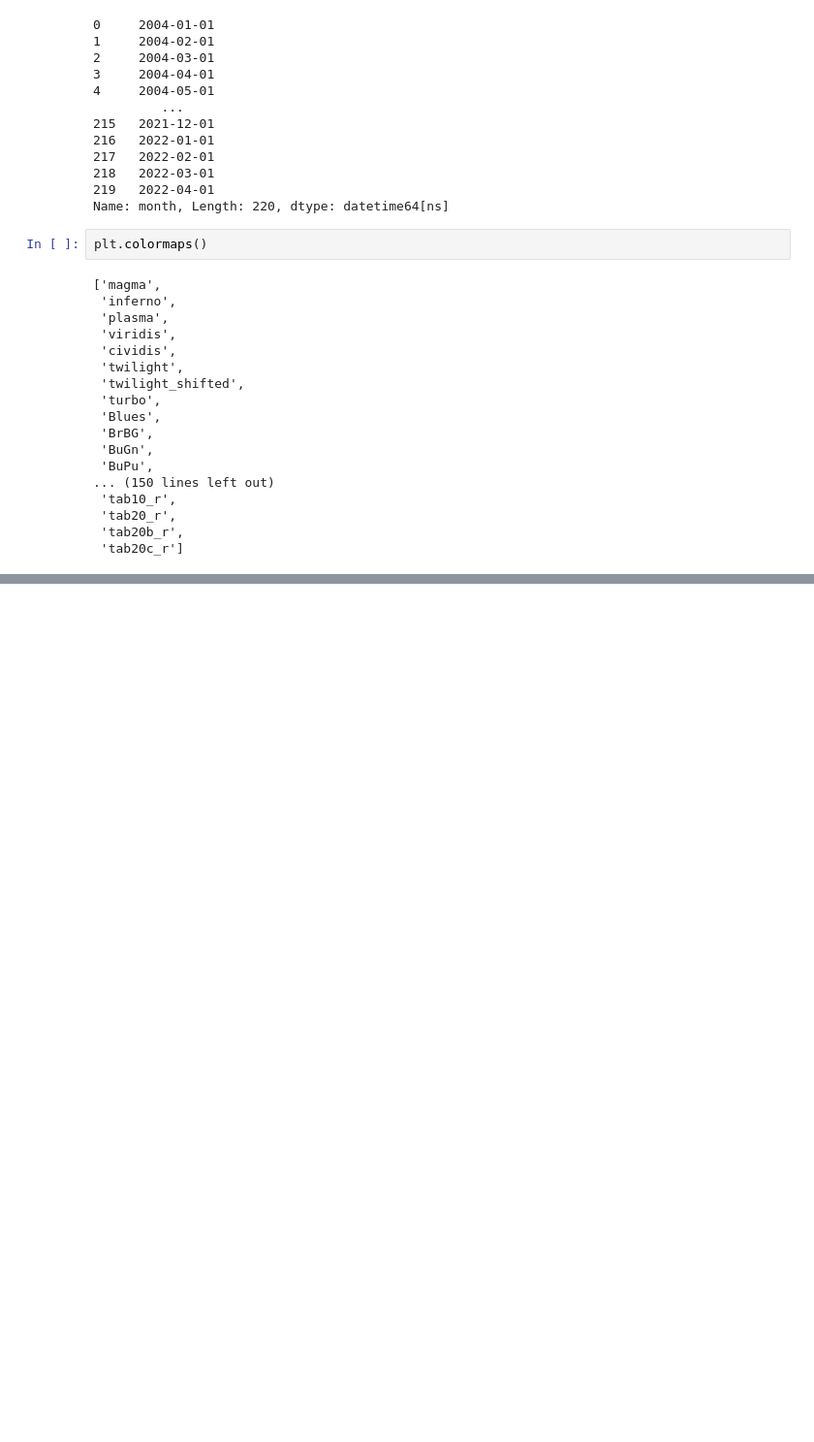
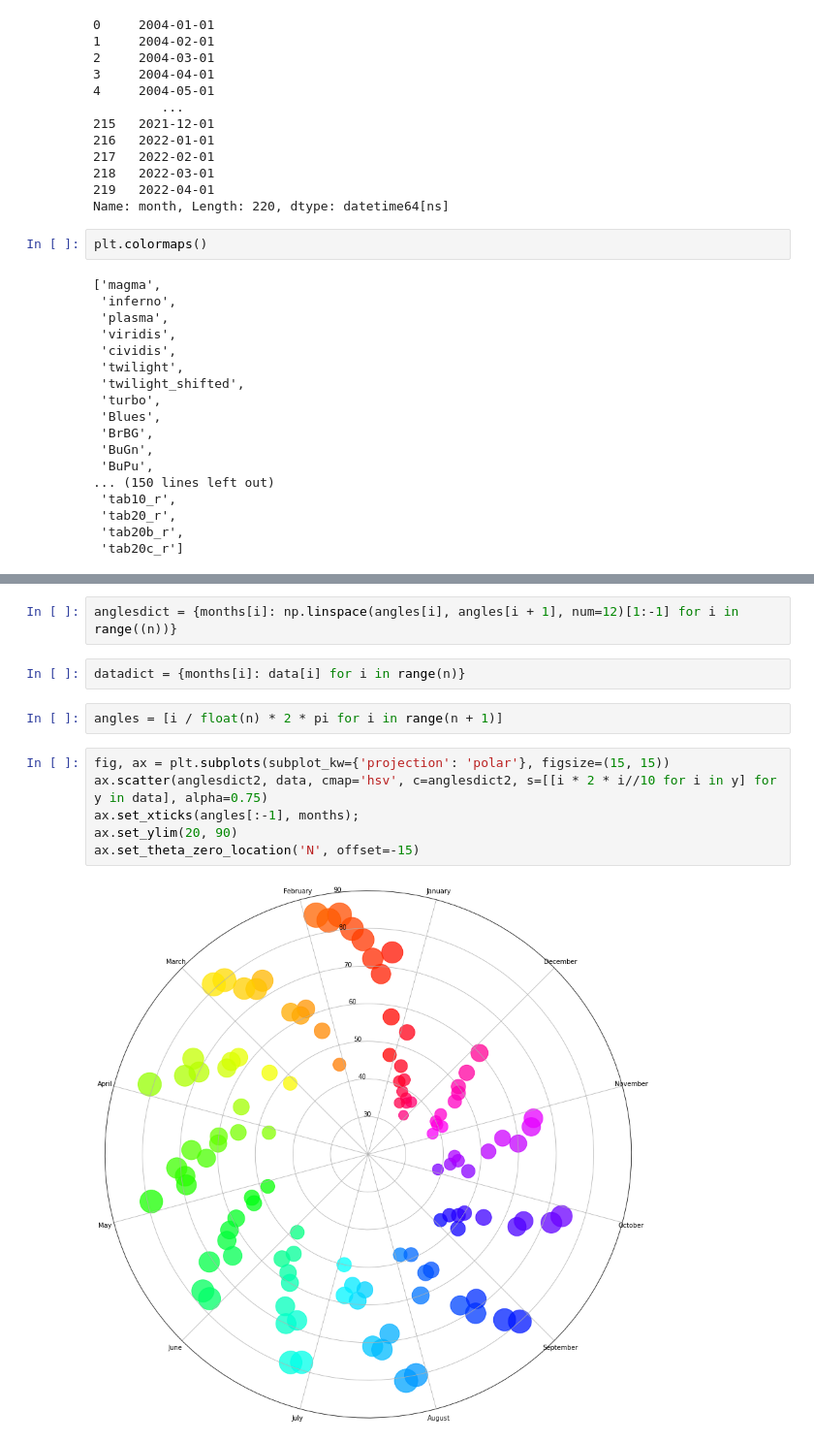
Before and after one commit to slamatik/selenium_plays, a Jupyter notebook: protein shake.ipynb, the cells around one changed output, grey strips where cells are left out. Shown: that part at 97% size. Saved outputs shown, nothing was run; the diff lists cells and outputs as text; blank space fills up the shorter version.

```diff
--- a/protein shake.ipynb
+++ b/protein shake.ipynb
@@ -156,0 +293,14 @@ plt.colormaps()
+# %%
+anglesdict = {months[i]: np.linspace(angles[i], angles[i + 1], num=12)[1:-1] for i in range((n))}
+# %%
+datadict = {months[i]: data[i] for i in range(n)}
+# %%
+angles = [i / float(n) * 2 * pi for i in range(n + 1)]
+# %%
+fig, ax = plt.subplots(subplot_kw={'projection': 'polar'}, figsize=(15, 15))
+ax.scatter(anglesdict2, data, cmap='hsv', c=anglesdict2, s=[[i * 2 * i//10 for i in y] for y in data], alpha=0.75)
+ax.set_xticks(angles[:-1], months);
+ax.set_ylim(20, 90)
+ax.set_theta_zero_location('N', offset=-15)
+# %% [output]
+[figure, added]
```
Also changed, not shown: parts of 27 cells of this notebook, 1 other file.
